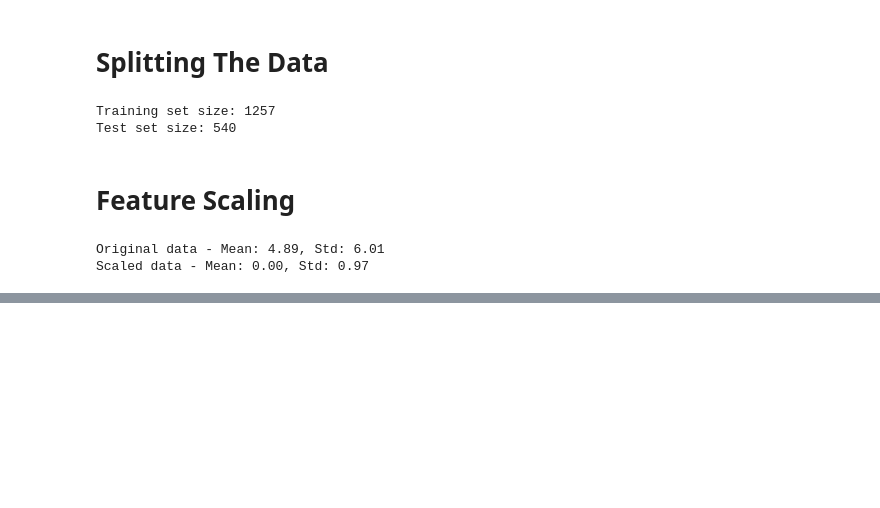
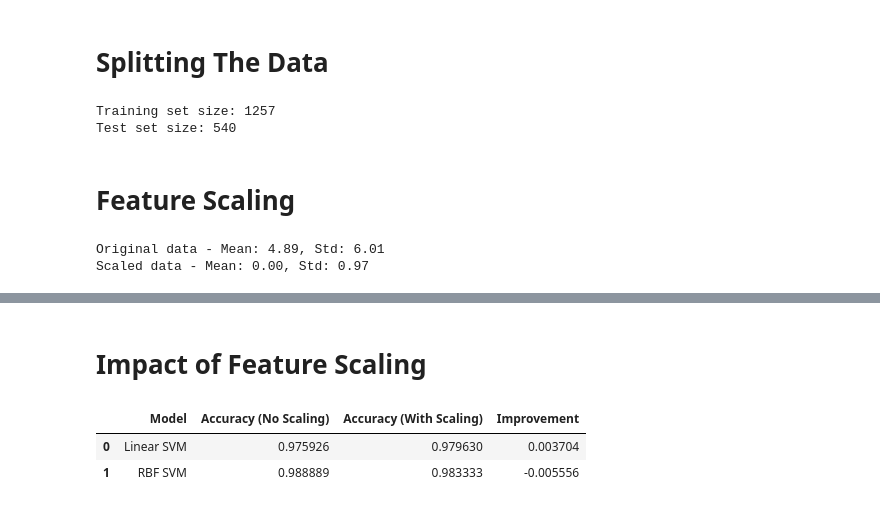
Before and after one commit to SobhanEyvazipoor/Homework-2, a Jupyter notebook: Exercise_3.ipynb, the cells around one changed output, grey strips where cells are left out. Drawn from its saved outputs; the diff is of its cells as text; code cells hidden in the pictures; blank space fills up the shorter version.

```diff
--- a/Exercise_3.ipynb
+++ b/Exercise_3.ipynb
@@ -65,0 +90,7 @@ Scaled data - Mean: 0.00, Std: 0.97
+# %%
+linear_results = evaluate_svm_model('linear', X_train_scaled, X_test_scaled, y_train, y_test)
+
+print("Linear Kernel Results:")
+print(f"Accuracy: {linear_results['accuracy']:.4f}")
+print(f"F1-Score (macro): {linear_results['f1_score']:.4f}")
+print(f"Training Time: {linear_results['training_time']:.4f} seconds")
@@ -65,0 +104,9 @@ Scaled data - Mean: 0.00, Std: 0.97
+# %%
+c_values = [0.1, 1, 10, 100]
+rbf_results = {}
+
+for c in c_values:
+    print(f"\nTraining RBF SVM with C={c}")
+    results = evaluate_svm_model('rbf', X_train_scaled, X_test_scaled, y_train, y_test, C=c)
+    rbf_results[c] = results
+    print(f"Accuracy: {results['accuracy']:.4f}, Training Time: {results['training_time']:.4f}s")
@@ -65,0 +349,22 @@ Scaled data - Mean: 0.00, Std: 0.97
+# %% [markdown]
+# Impact of Feature Scaling
+# %%
+linear_no_scale = evaluate_svm_model('linear', X_train, X_test, y_train, y_test)
+rbf_no_scale = evaluate_svm_model('rbf', X_train, X_test, y_train, y_test, C=1)
+
+linear_with_scale = linear_results
+rbf_with_scale = rbf_results[1]
+
+scaling_comparison = pd.DataFrame({
+    'Model': ['Linear SVM', 'RBF SVM'],
+    'Accuracy (No Scaling)': [linear_no_scale['accuracy'], rbf_no_scale['accuracy']],
+    'Accuracy (With Scaling)': [linear_with_scale['accuracy'], rbf_with_scale['accuracy']],
+    'Improvement': [linear_with_scale['accuracy'] - linear_no_scale['accuracy'],
+                   rbf_with_scale['accuracy'] - rbf_no_scale['accuracy']]
+})
+
+display(scaling_comparison)
+# %% [output]
+|  | Model | Accuracy (No Scaling) | Accuracy (With Scaling) | Improvement |
+| 0 | Linear SVM | 0.975926 | 0.979630 | 0.003704 |
+| 1 | RBF SVM | 0.988889 | 0.983333 | -0.005556 |
```
Also changed, not shown: parts of 20 cells of this notebook.
